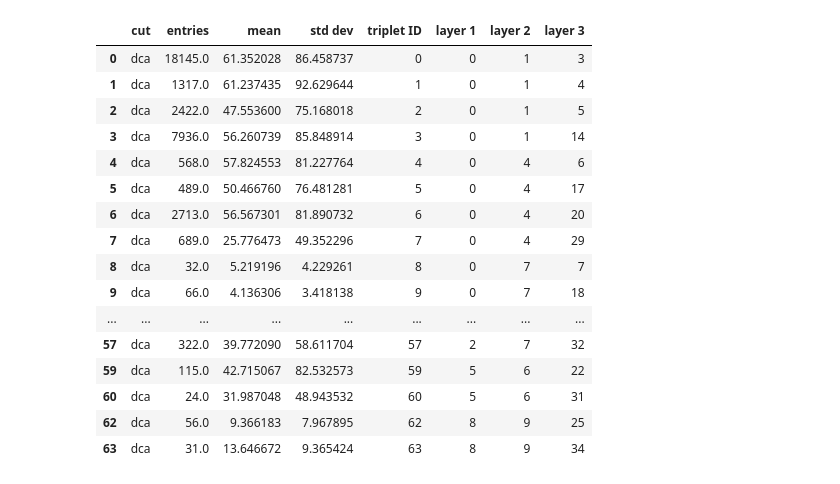
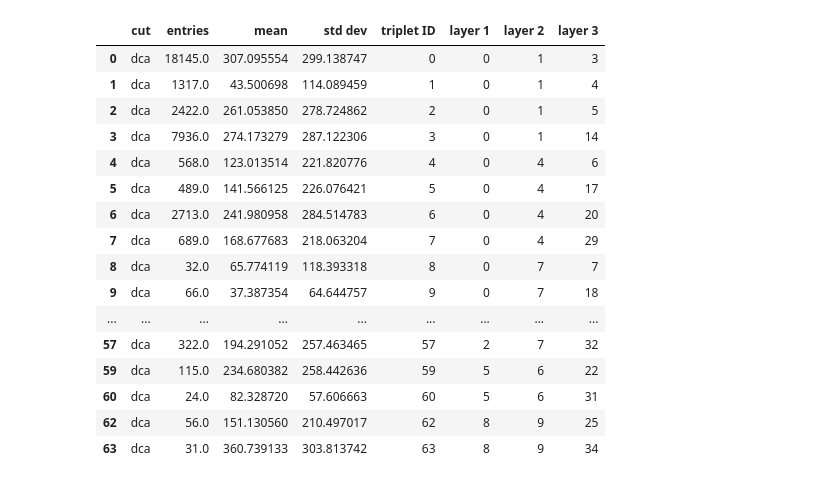
Before and after one commit to CarstenHensel/CAStripTools, a Jupyter notebook: ThetaDCA_Analyzer.ipynb, the cells around one changed output. Drawn from its saved outputs; the diff is of its cells as text; code cells hidden in the pictures.

```diff
--- a/ThetaDCA_Analyzer.ipynb
+++ b/ThetaDCA_Analyzer.ipynb
@@ -3,7 +3,7 @@ import ROOT
 from matplotlib import pyplot as plt
 import pandas as pd
 # %%
-file_name = "histograms_pt_0_9.root"
+file_name = "histograms_pt_0_9_bugfix.root"
 my_file = ROOT.TFile.Open(file_name)
 # %%
 # triplet numbering
@@ -19,7 +18,7 @@ for h in my_file.GetListOfKeys():
 # loop over all histograms and retrieve mean and std dev
 
 df = pd.DataFrame(columns=["cut", "entries", "mean", "std dev", "triplet ID", "layer 1", "layer 2", "layer 3"])
-cuts = ["dca", "theta"]
+cuts = ["dca", "theta", "rc", "dcarc"]
 for cut in cuts:
     for triplet_id in triplet_ids:
         mean = 0.0
@@ -28,8 +27,12 @@ for cut in cuts:
         hist_name = ""
         if cut == "theta":
             hist_name = cut + "_" + str(triplet_id)
+        elif cut == "dca":
+            hist_name = "dca_"+str(triplet_id)
+        elif cut == "rc":
+            hist_name = "rc_"+str(triplet_id)
         else:
-            hist_name = "dca_"+str(triplet_id)
+            hist_name = "dcarc_"+str(triplet_id)
 
         mean = histograms[hist_name].GetMean()
         stddev = histograms[hist_name].GetStdDev()
@@ -174,20 +146,20 @@ c.Draw()
 # %%
-df[hasNoStrip & (df["entries"] > 00) & (df["cut"] == "dca")]
+df[hasNoStrip & (df["entries"] > 0) & (df["cut"] == "dca")]
 # %% [output]
 |  | cut | entries | mean | std dev | triplet ID | layer 1 | layer 2 | layer 3 |
-| 0 | dca | 18145.0 | 61.352028 | 86.458737 | 0 | 0 | 1 | 3 |
-| 1 | dca | 1317.0 | 61.237435 | 92.629644 | 1 | 0 | 1 | 4 |
-| 2 | dca | 2422.0 | 47.553600 | 75.168018 | 2 | 0 | 1 | 5 |
-| 3 | dca | 7936.0 | 56.260739 | 85.848914 | 3 | 0 | 1 | 14 |
-| 4 | dca | 568.0 | 57.824553 | 81.227764 | 4 | 0 | 4 | 6 |
-| 5 | dca | 489.0 | 50.466760 | 76.481281 | 5 | 0 | 4 | 17 |
-| 6 | dca | 2713.0 | 56.567301 | 81.890732 | 6 | 0 | 4 | 20 |
-| 7 | dca | 689.0 | 25.776473 | 49.352296 | 7 | 0 | 4 | 29 |
-| 8 | dca | 32.0 | 5.219196 | 4.229261 | 8 | 0 | 7 | 7 |
-| 9 | dca | 66.0 | 4.136306 | 3.418138 | 9 | 0 | 7 | 18 |
+| 0 | dca | 18145.0 | 307.095554 | 299.138747 | 0 | 0 | 1 | 3 |
+| 1 | dca | 1317.0 | 43.500698 | 114.089459 | 1 | 0 | 1 | 4 |
+| 2 | dca | 2422.0 | 261.053850 | 278.724862 | 2 | 0 | 1 | 5 |
+| 3 | dca | 7936.0 | 274.173279 | 287.122306 | 3 | 0 | 1 | 14 |
+| 4 | dca | 568.0 | 123.013514 | 221.820776 | 4 | 0 | 4 | 6 |
+| 5 | dca | 489.0 | 141.566125 | 226.076421 | 5 | 0 | 4 | 17 |
+| 6 | dca | 2713.0 | 241.980958 | 284.514783 | 6 | 0 | 4 | 20 |
+| 7 | dca | 689.0 | 168.677683 | 218.063204 | 7 | 0 | 4 | 29 |
+| 8 | dca | 32.0 | 65.774119 | 118.393318 | 8 | 0 | 7 | 7 |
+| 9 | dca | 66.0 | 37.387354 | 64.644757 | 9 | 0 | 7 | 18 |
 | ... | ... | ... | ... | ... | ... | ... | ... | ... |
-| 57 | dca | 322.0 | 39.772090 | 58.611704 | 57 | 2 | 7 | 32 |
-| 59 | dca | 115.0 | 42.715067 | 82.532573 | 59 | 5 | 6 | 22 |
-| 60 | dca | 24.0 | 31.987048 | 48.943532 | 60 | 5 | 6 | 31 |
-| 62 | dca | 56.0 | 9.366183 | 7.967895 | 62 | 8 | 9 | 25 |
-| 63 | dca | 31.0 | 13.646672 | 9.365424 | 63 | 8 | 9 | 34 |
+| 57 | dca | 322.0 | 194.291052 | 257.463465 | 57 | 2 | 7 | 32 |
+| 59 | dca | 115.0 | 234.680382 | 258.442636 | 59 | 5 | 6 | 22 |
+| 60 | dca | 24.0 | 82.328720 | 57.606663 | 60 | 5 | 6 | 31 |
+| 62 | dca | 56.0 | 151.130560 | 210.497017 | 62 | 8 | 9 | 25 |
+| 63 | dca | 31.0 | 360.739133 | 303.813742 | 63 | 8 | 9 | 34 |
```
Also changed, not shown: parts of 8 cells of this notebook.
